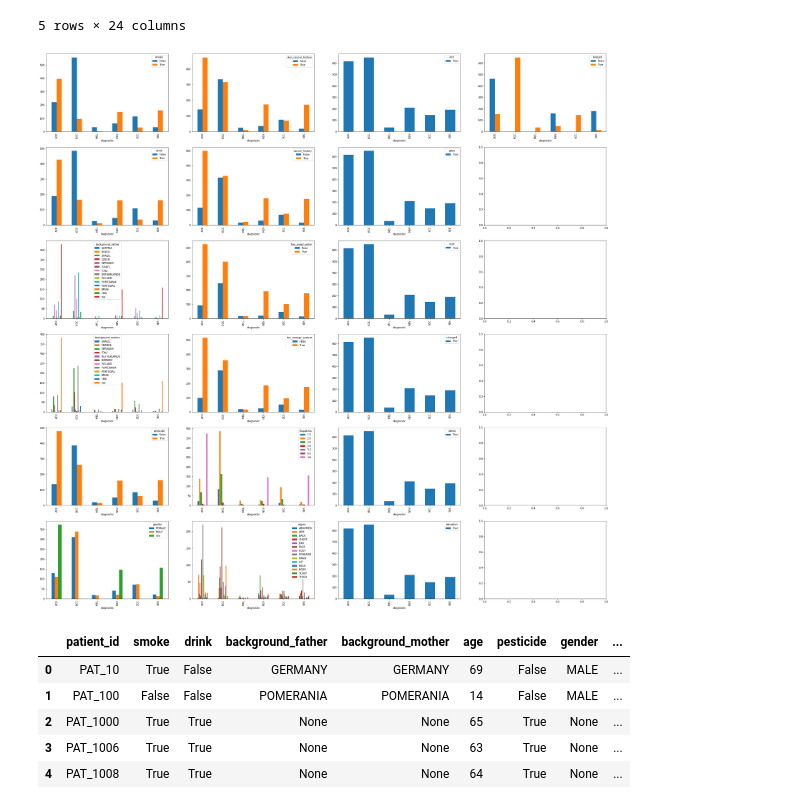
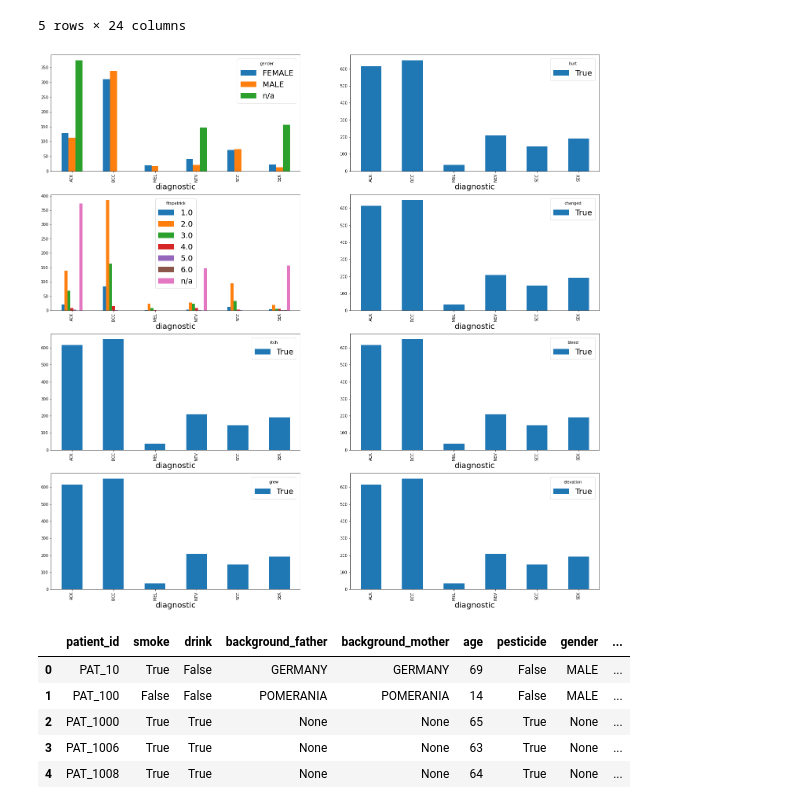
Before and after one commit to CEDipEngineering/ComputerAidedSkinCancerIdentificationAndDiagnosis, a Jupyter notebook: experiments/samuel/metadata_classifier_4.ipynb, the cells around one changed output. Cells and saved outputs as stored; diff of their text form; code cells hidden in the pictures.

```diff
--- a/experiments/samuel/metadata_classifier_4.ipynb
+++ b/experiments/samuel/metadata_classifier_4.ipynb
@@ -143,23 +143,30 @@ df_n.head()
 | 4 | PAT_684 | False | True | POMERANIA | POMERANIA | 79 | False | MALE | ... |
 5 rows × 24 columns
 # %%
-columns = ['smoke', 'drink', 'background_father', 'background_mother', 'pesticide', 'gender', 'skin_cancer_history', 'cancer_history', 'has_piped_water', 'has_sewage_system', 'fitspatrick', 'region', 'itch', 'grew', 'hurt', 'changed', 'bleed', 'elevation', 'biopsed']
+import pylab
+params = {'legend.fontsize': 20,
+          'legend.handlelength': 2,
+          'axes.labelsize': 20,}
 
-fig, axes = plt.subplots(6, 4, figsize=(40,40))
+pylab.rcParams.update(params)
+
+columns = ['gender','fitspatrick', 'itch', 'grew', 'hurt', 'changed', 'bleed', 'elevation']
+
+fig, axes = plt.subplots(4, 2, figsize=(25,25))
 
 i=-1
 i2=0
 
 for e in columns:
     i+=1
-    if int(i % 6) == 0 and i !=0:
+    if int(i % 4) == 0 and i !=0:
         i2+=1
         i=0
     ct = pd.crosstab(index = df_n['diagnostic'], columns = df_n[e])
 
     ct.plot(kind = "bar",ax=axes[i,i2])
 # %% [output]
-[figure, old version]
+[figure, new version]
 # %%
 df = database.copy()
 
```
Also changed, not shown: parts of 8 cells of this notebook, 6 other files.
